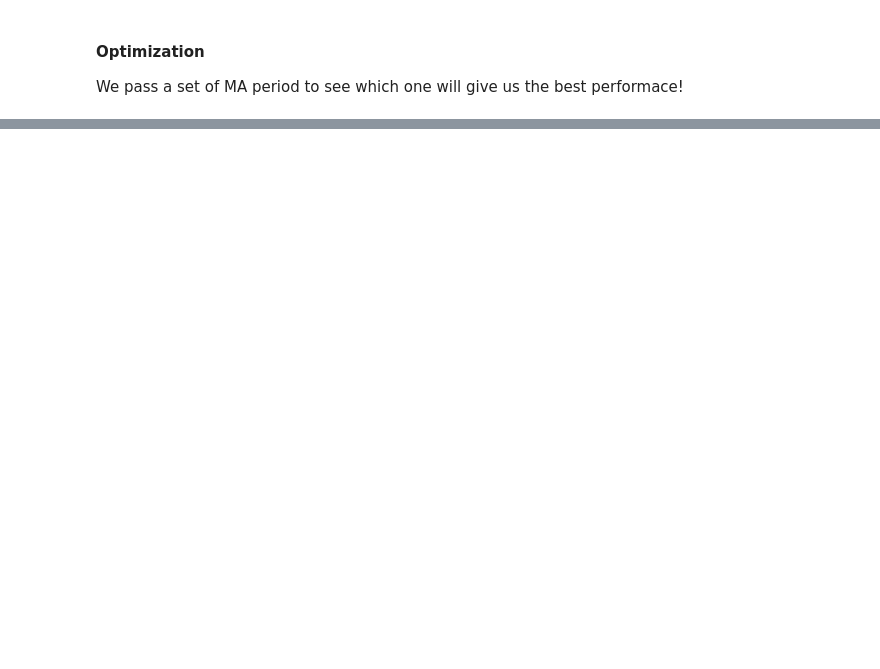
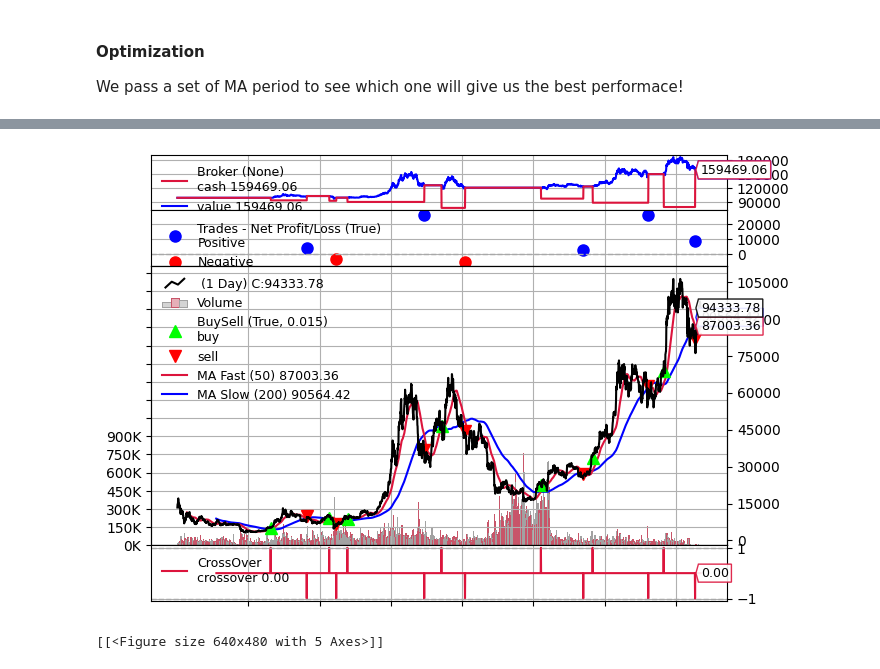
Before and after one commit to dgalassi99/quant-lab, a Jupyter notebook: 02_backtesting_risk_management/W5_backtrader_&_bt.ipynb, the cells around one changed output, grey strips where cells are left out. Drawn from its saved outputs; the diff is of its cells as text; code cells hidden in the pictures; blank space fills up the shorter version.

```diff
--- a/02_backtesting_risk_management/W5_backtrader_&_bt.ipynb
+++ b/02_backtesting_risk_management/W5_backtrader_&_bt.ipynb
@@ -894,0 +940,5 @@ if __name__ == '__main__':
+# %%
+cerebro.plot(iplot=False, figsize=(30, 15))
+# %% [output]
+[figure, added]
+[[<Figure size 640x480 with 5 Axes>]]
```
Also changed, not shown: parts of 23 cells of this notebook.
